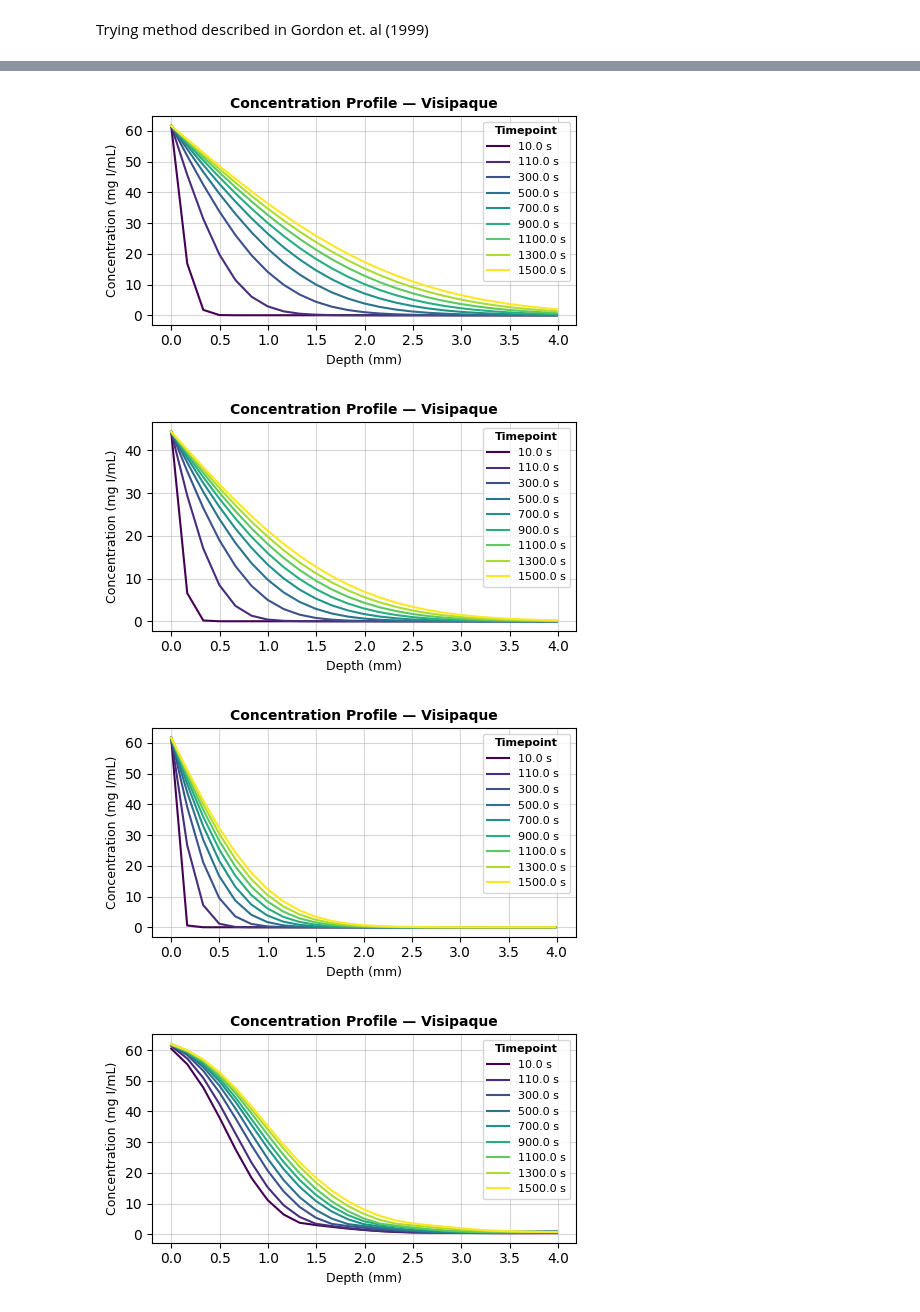
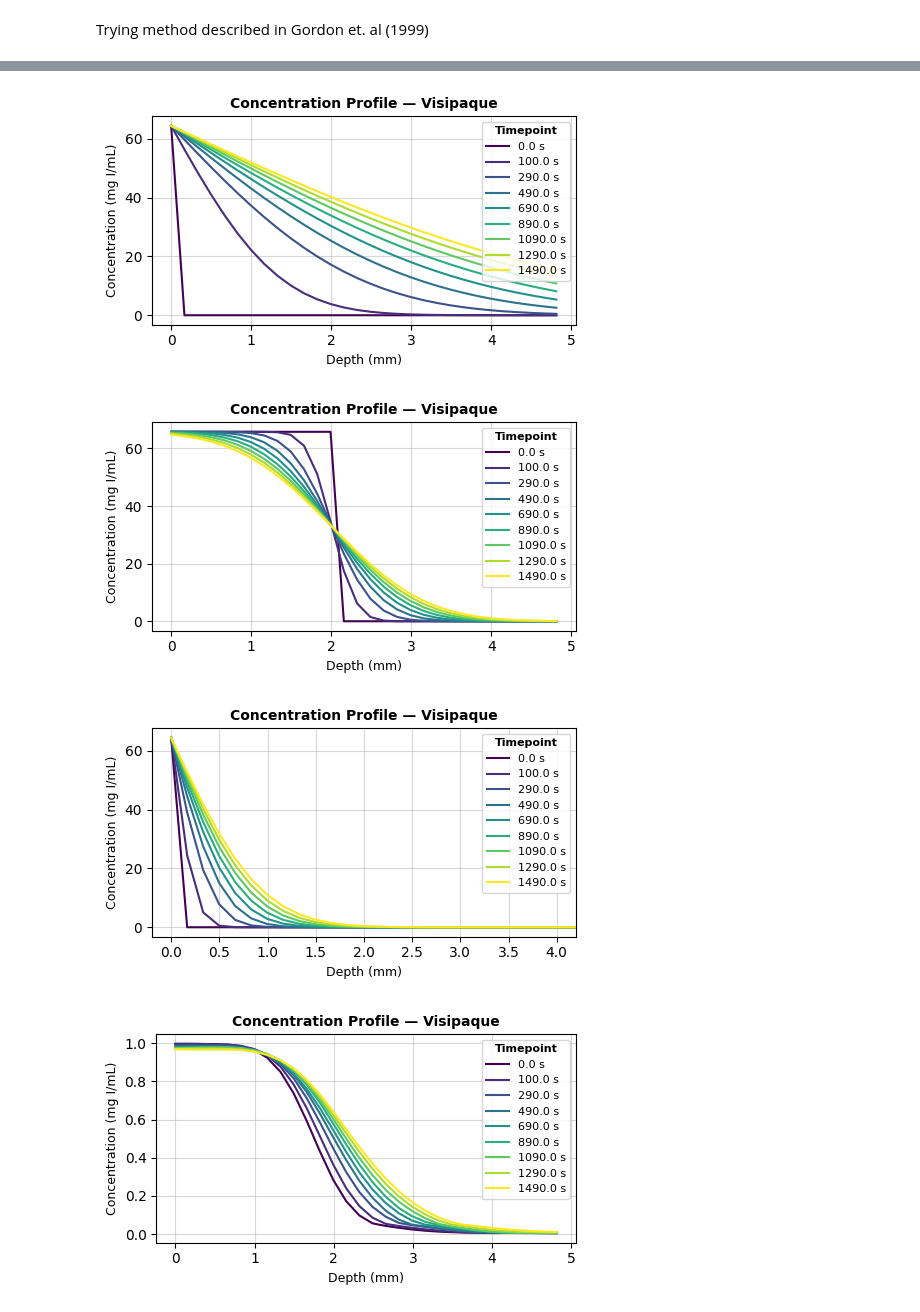
Before and after one commit to isaackh28/diff_tests, a Jupyter notebook: notebook.ipynb, the cells around one changed output, grey strips where cells are left out. Saved outputs shown, nothing was run; the diff lists cells and outputs as text; code cells hidden in the pictures.

```diff
--- a/notebook.ipynb
+++ b/notebook.ipynb
@@ -53,7 +55,7 @@ time = time.flatten()
 
 depth = depth[:25]
 conc = conc[:, :25]
-time = time + 10
+time = time
 
 # Manually selected (initial drop -> interface, flattened)
 #depth = depth[6:24]
@@ -209,6 +211,7 @@ for model in fitting.MODEL_REGISTRY:
             cfg = fitting.FitConfig(
                 model = model,
                 fit_x0 = fit_x0,
+                x0_bounds = (0, np.inf),
                 d_mode = d_mode,
                 cs_mode = cs_mode
             )
@@ -463,17 +470,18 @@ ax.set_title(f"Concentration Profile — Visipaque",
 plt.tight_layout()
 plt.show()
 # %% [output]
-[figure, old version]
+[figure, new version]
 # %%
 diff = results[1].d_global
 cs = results[1].cs_global
+x0 = results[1].x0_global
 # %%
 conc_test = np.empty_like(conc)
 for i, ti in enumerate(time):
     if ti == 0:
-        conc_test[i, :] = semi_inf(depth, 0, diff, cs, 0.001)
+        conc_test[i, :] = semi_inf(depth, x0, diff, cs, 0.001)
     else:
-        conc_test[i, :] = semi_inf(depth, 0, diff, cs, ti)
+        conc_test[i, :] = semi_inf(depth, x0, diff, cs, ti)
 # %%
 # ---- Experimental concentration profiles at the beginning, middle, and end of the experiment ----
 profs = range(0, len(time), 10)
@@ -496,7 +504,7 @@ ax.set_title(f"Concentration Profile — Visipaque",
 plt.tight_layout()
 plt.show()
 # %% [output]
-[figure, old version]
+[figure, new version]
 # %%
 # ---- Experimental concentration profiles at the beginning, middle, and end of the experiment ----
 profs = range(0, len(time), 10)
@@ -525,27 +533,28 @@ ax.set_title(f"Concentration Profile — Visipaque",
 plt.tight_layout()
 plt.show()
 # %% [output]
-[figure, old version]
+[figure, new version]
 # %%
 # ---- Experimental concentration profiles at the beginning, middle, and end of the experiment ----
 profs = range(0, len(time), 10)
 n_profs = len(profs)
 cmap = plt.get_cmap("viridis")
 colors = cmap(np.linspace(0, 1, n_profs))
 
 fig, ax = plt.subplots(figsize = (5, 3))
 j = 0
 for i in profs:
-    ax.plot(depth, conc[i, :], label = f"{time[i]} s", color = colors[j])
+    ax.plot(depth, conc[i, :]/np.nanmax(conc), label = f"{time[i]} s", color = colors[j])
     j += 1
 ax.legend(title = "Timepoint", fontsize = 8,
           title_fontproperties = {"weight": "bold", "size": 8})
 ax.set_ylabel("Concentration (mg I/mL)", size = 9)
 ax.set_xlabel("Depth (mm)", size = 9)
 ax.grid(alpha = 0.5)
 ax.set_title(f"Concentration Profile — Visipaque",
              fontdict = {"weight": "bold", "size": 10})
+#ax.vlines(x=1.98, ymin = np.nanmin(conc), ymax = np.nanmax(conc))
 plt.tight_layout()
 plt.show()
 # %% [output]
-[figure, old version]
+[figure, new version]
```
Also changed, not shown: parts of 15 cells of this notebook, 2 other files.
